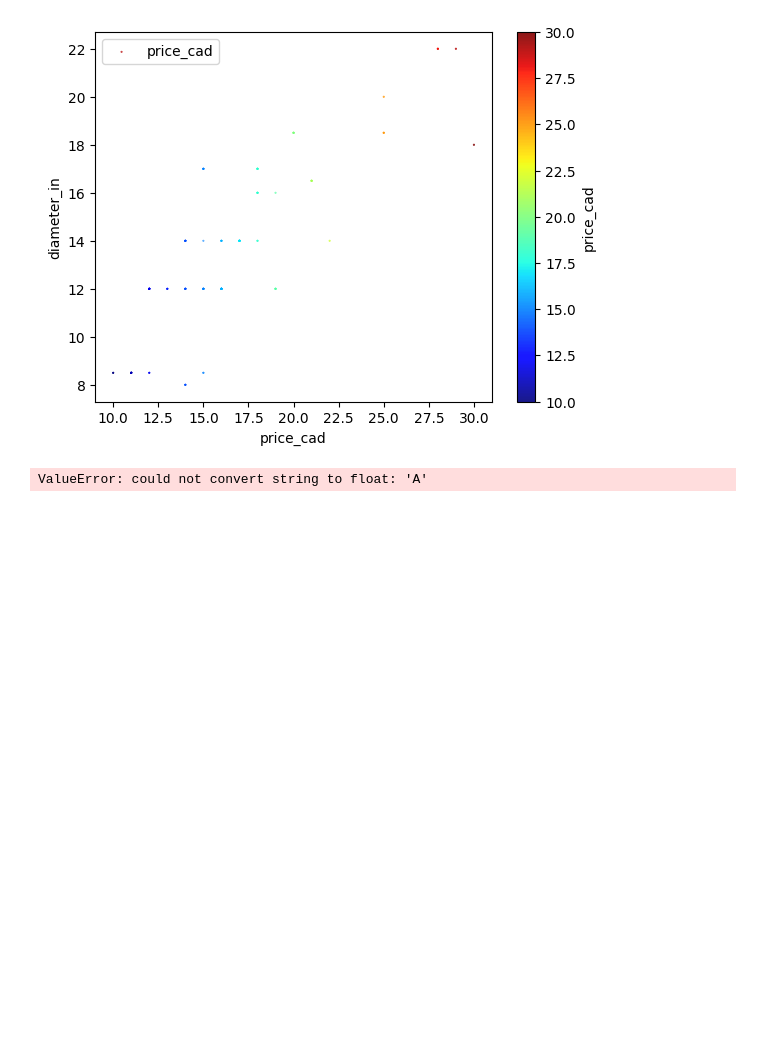
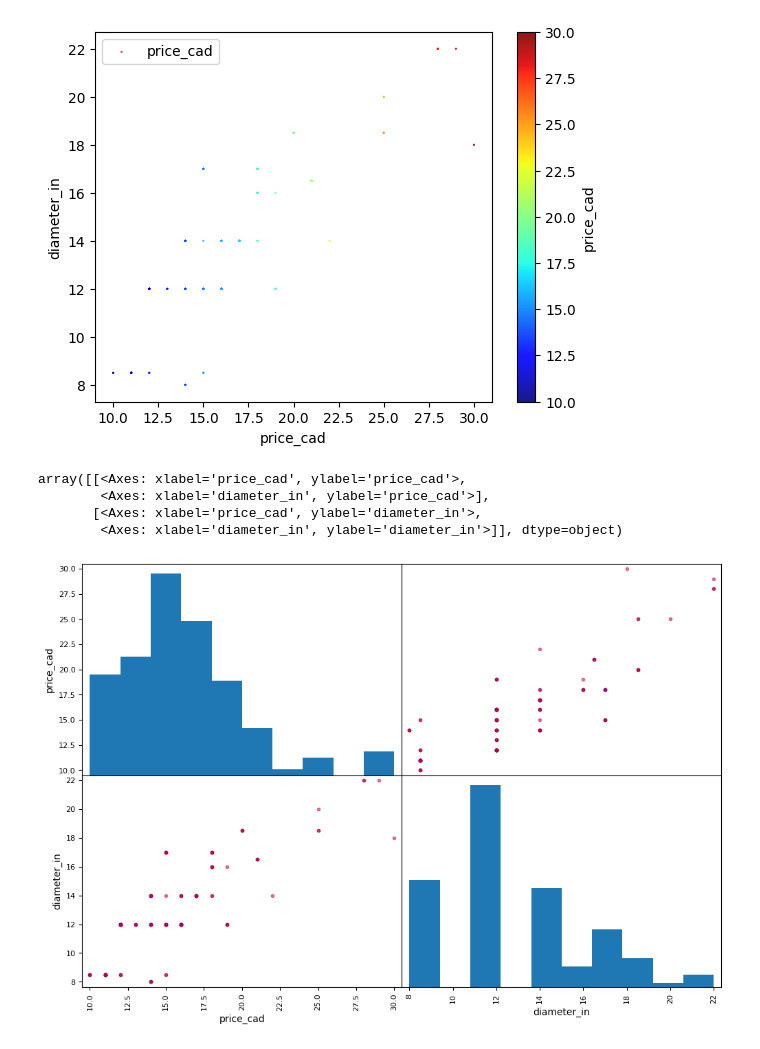
Before and after one commit to 550tealeaves/DATA71200_sum2024_550, a Jupyter notebook: Project_1_supervised_learning.ipynb, the cells around one changed output. Saved outputs shown, nothing was run; the diff lists cells and outputs as text; code cells hidden in the pictures; blank space fills up the shorter version.

```diff
--- a/Project_1_supervised_learning.ipynb
+++ b/Project_1_supervised_learning.ipynb
@@ -91,8 +91,15 @@ plt.legend()
 # %% [output]
 <matplotlib.legend.Legend at 0x...>
 [figure]
-# %%
-corr_matrix = pizza.corr('price_cad', 'diameter_in')
-print(corr_matrix)
-# %% [output]
-ValueError: could not convert string to float: 'A'
+# %%
+#Can see effects of the data skewed
+from pandas.plotting import scatter_matrix
+
+attributes = ["price_cad", "diameter_in"] #will plot these 4 col of data
+scatter_matrix(pizza[attributes], figsize=(12, 8), color='red', ec='purple')
+# %% [output]
+array([[<Axes: xlabel='price_cad', ylabel='price_cad'>,
+        <Axes: xlabel='diameter_in', ylabel='price_cad'>],
+       [<Axes: xlabel='price_cad', ylabel='diameter_in'>,
+        <Axes: xlabel='diameter_in', ylabel='diameter_in'>]], dtype=object)
+[figure, added]
```
Also changed, not shown: parts of 3 cells of this notebook.
